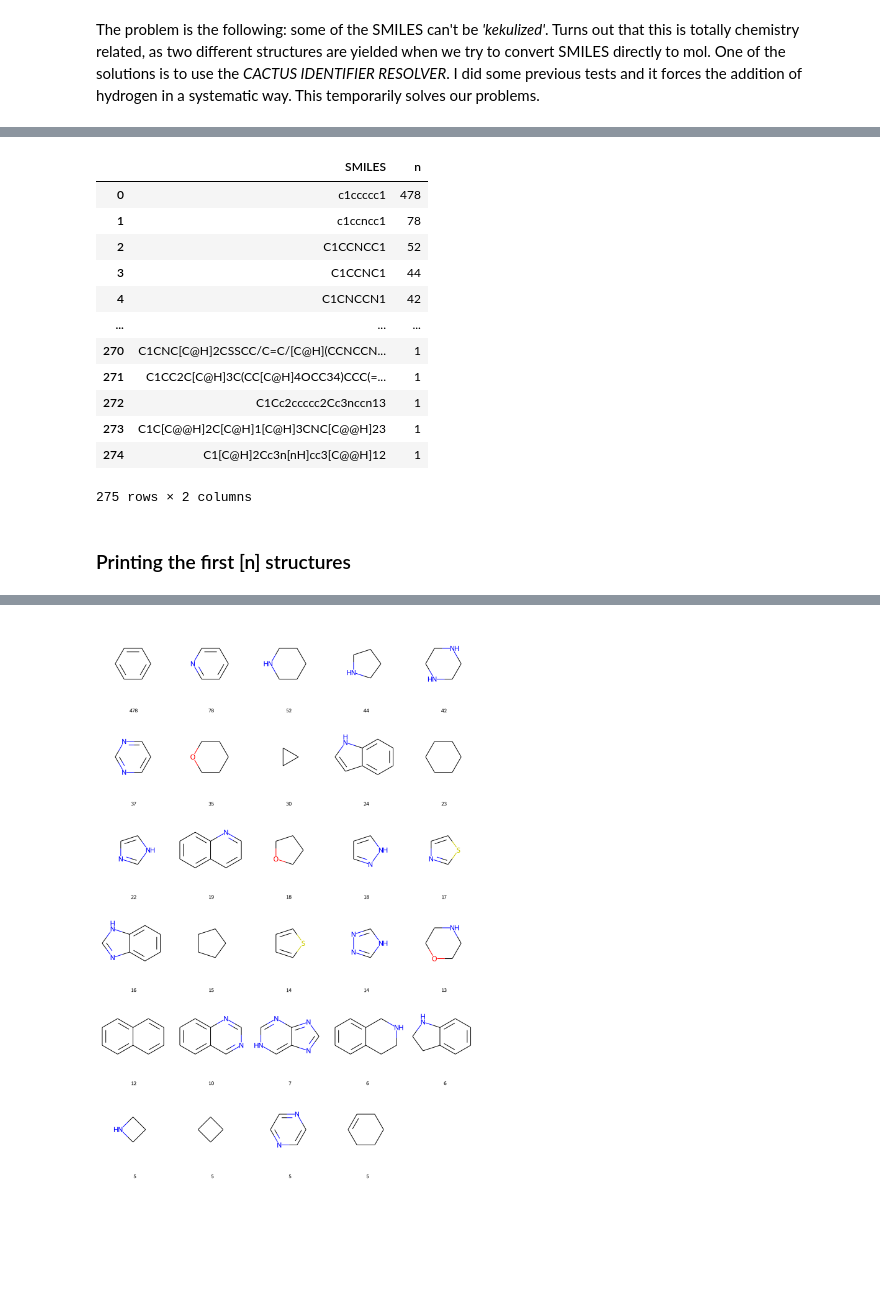
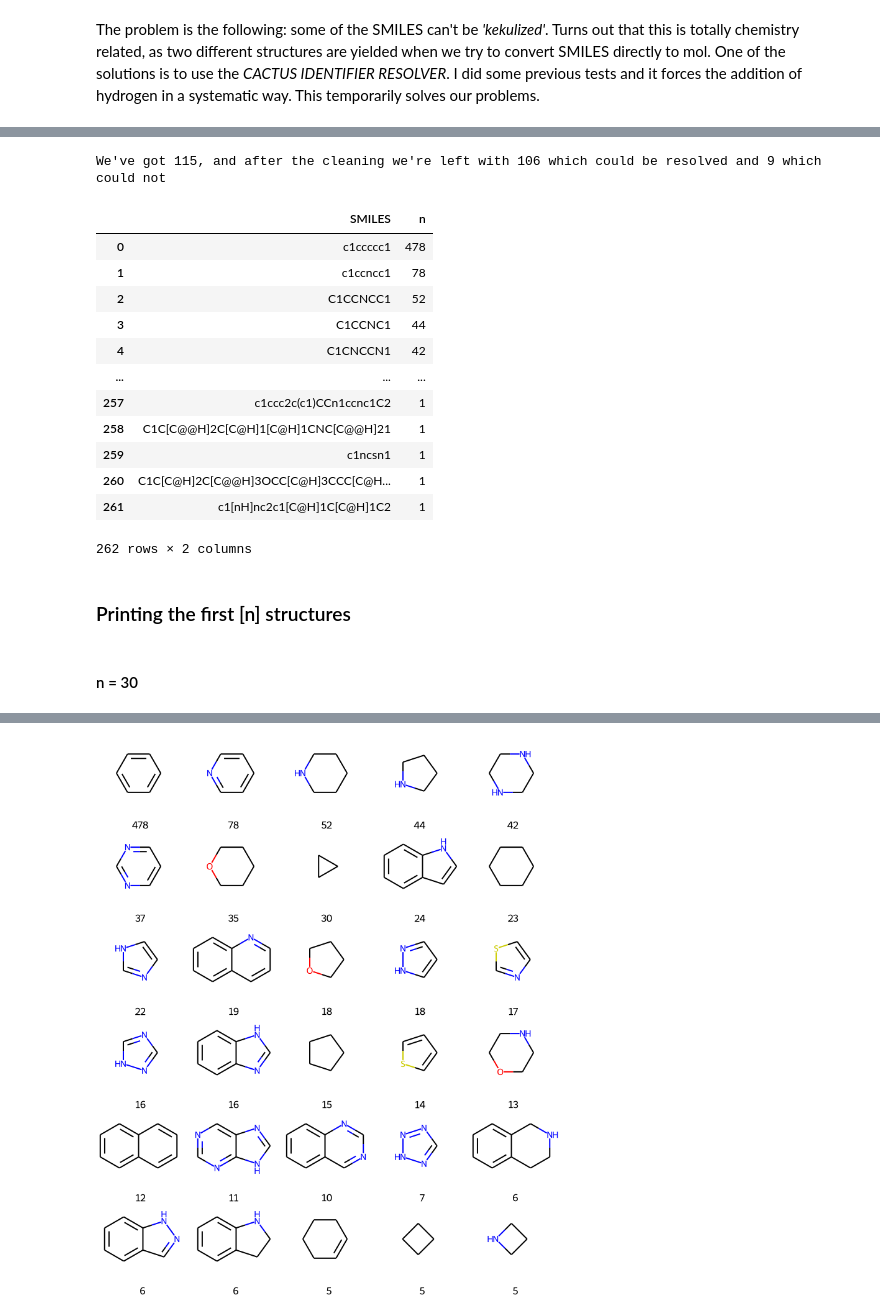
Before and after one commit to arturcgs/lipinski-analysis, a Jupyter notebook: jupyter_notebooks/9_study_of_rings.ipynb, the cells around one changed output, grey strips where cells are left out. Saved outputs shown, nothing was run; the diff lists cells and outputs as text; code cells hidden in the pictures; blank space fills up the shorter version.

Commit message:
cleaned rings

```diff
--- a/jupyter_notebooks/9_study_of_rings.ipynb
+++ b/jupyter_notebooks/9_study_of_rings.ipynb
@@ -103,0 +116,12 @@ def check_kekulized(SMILES) -> str:
+# %%
+# We first create two lists 1) problematic smiles and clean SMILES
+canon_smiles = []
+dirty_smiles = []
+
+# Then we check it if the ring_smile is problematic, if it is we try and trieve the smiles from Cactus;
+for ring_smile in rings_on_smiles:
+    if Chem.MolFromSmiles(ring_smile) is None:
+        dirty_smiles.append(smiles_from_cactus(ring_smile))
+    else:
+        # The conversion to mol and then back to smiles is to make the smiles standard
+        canon_smiles.append(Chem.MolToSmiles(Chem.MolFromSmiles(ring_smile)))
@@ -103,0 +154,9 @@ def check_kekulized(SMILES) -> str:
+# %%
+smiles_from_inchi = []
+garbage = []
+
+for ring_smile in dirty_smiles:
+    try:
+        smiles_from_inchi.append(Chem.MolToSmiles(Chem.MolFromSmiles(inchi_backto_smiles(ring_smile))))
+    except:
+        garbage.append(ring_smile)
@@ -104,8 +181,13 @@ def check_kekulized(SMILES) -> str:
+# %%
+print(f"We've got {len(dirty_smiles)}, and after the cleaning we're left with {len(smiles_from_inchi)} which could be resolved and {len(garbage)} which could not")
+# %% [output]
+We've got 115, and after the cleaning we're left with 106 which could be resolved and 9 which could not
 # %%
 # Counting the SMILES appearances:
+clean_smiles = canon_smiles + smiles_from_inchi
+
 counter = {}
-for ring_smile in rings_on_smiles:
-    ring_smile = check_kekulized(ring_smile)
+for ring_smile in clean_smiles:
     counter[ring_smile] = counter.get(ring_smile, 0) + 1
 
 # Transforming it into a pandas object:
@@ -125,17 +207,20 @@ rings_df
 | 3 | C1CCNC1 | 44 |
 | 4 | C1CNCCN1 | 42 |
 | ... | ... | ... |
-| 270 | C1CNC[C@H]2CSSCC/C=C/[C@H](CCNCCN... | 1 |
-| 271 | C1CC2C[C@H]3C(CC[C@H]4OCC34)CCC(=... | 1 |
-| 272 | C1Cc2ccccc2Cc3nccn13 | 1 |
-| 273 | C1C[C@@H]2C[C@H]1[C@H]3CNC[C@@H]23 | 1 |
-| 274 | C1[C@H]2Cc3n[nH]cc3[C@@H]12 | 1 |
+| 257 | c1ccc2c(c1)CCn1ccnc1C2 | 1 |
+| 258 | C1C[C@@H]2C[C@H]1[C@H]1CNC[C@@H]21 | 1 |
+| 259 | c1ncsn1 | 1 |
+| 260 | C1C[C@H]2C[C@@H]3OCC[C@H]3CCC[C@H... | 1 |
+| 261 | c1[nH]nc2c1[C@H]1C[C@H]1C2 | 1 |
-275 rows × 2 columns
+262 rows × 2 columns
 # %% [markdown]
 ### Printing the first [n] structures
+# %% [markdown]
+#### n = 30
 # %%
 # n most frequent rings in the dataset
-mol_rings = [Chem.MolFromSmiles(check_kekulized(SMILES)) for SMILES in list(rings_df.SMILES)[0:30]]
+mol_rings = [Chem.MolFromSmiles(SMILES) for SMILES in list(rings_df.SMILES)[0:30]]
 legends = [str(number) for number in list(rings_df.n)]
-Draw.MolsToGridImage(mol_rings, legends=legends, molsPerRow=5, maxMols=300, subImgSize=(250,300))
+d = Draw.MolsToGridImage(mol_rings, legends=legends, molsPerRow=5, maxMols=300, subImgSize=(150,150))
+d
 # %% [output]
@@ -144 +227 @@ RDKit ERROR: [22:40:44] Can't kekulize mol.  Unkekulized atoms: 0 1 2 3 5
-[figure, old version]
+[figure, new version]
```
Also changed, not shown: parts of 12 cells of this notebook.
